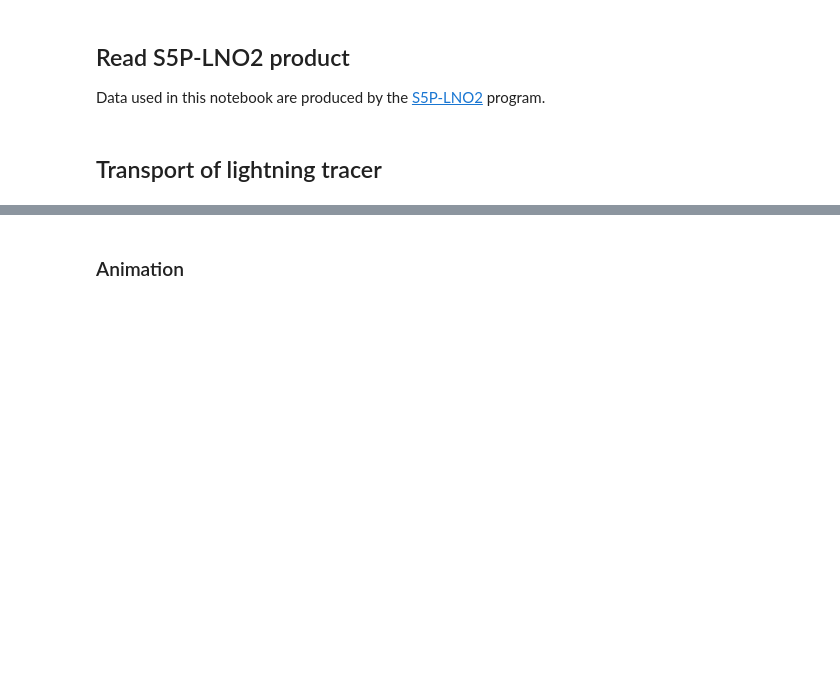
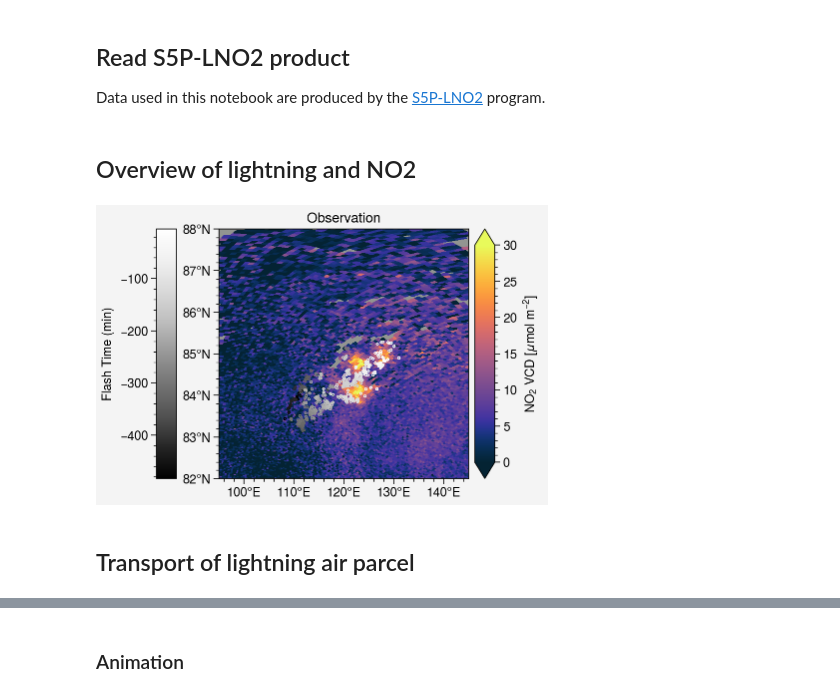
Before and after one commit to zxdawn/S5P-LNO2-Notebook, a Jupyter notebook: workflow/workflow.ipynb, the cells around one changed output, grey strips where cells are left out. Cells and saved outputs as stored; diff of their text form; code cells hidden in the pictures; blank space fills up the shorter version.

```diff
--- a/workflow/workflow.ipynb
+++ b/workflow/workflow.ipynb
@@ -23,8 +30,58 @@ ds_tropomi = xr.open_dataset(filename, group='S5P').isel(time=0)\
                   'nitrogendioxide_segmentation', 'lightning_mask']]
 
 ds_lightning = xr.open_dataset(filename, group='Lightning')
+# %% [markdown]
+## Overview of lightning and NO2
+# %%
+# set plot region
+lon_min = 95; lon_max = 145
+lat_min = 82; lat_max = 88
+
+def plot_obs(ds_tropomi, ds_lightning, ax, lon_min, lon_max, lat_min, lat_max, add_colorbar=False, title='Observation'):
+    """Plot the observed lightning and NO2"""
+    # plot NO2 background
+    lon = ds_tropomi['nitrogendioxide_tropospheric_column'].coords['longitude']
+    lat = ds_tropomi['nitrogendioxide_tropospheric_column'].coords['latitude']
+
+    mask = (lon>lon_min) & (lon<lon_max) & (lat>lat_min) & (lat<lat_max)
+
+    no2 = ds_tropomi['nitrogendioxide_tropospheric_column']
+
+
+    # plot NO2 VCD
+    if add_colorbar == False:
+        cbar_kwargs = None
+    else:
+        cbar_kwargs={'label': 'NO$_2$ VCD [$\mu$mol m$^{-2}$]'}
+    (no2*1e6).where(mask, drop=True).plot(ax=ax, x='longitude', y='latitude',
+                                    cmap='Thermal', vmin=0, vmax=30, discrete=False,
+                                    add_colorbar=add_colorbar,
+                                    cbar_kwargs=cbar_kwargs,#, 'orientation': 'horizontal'},
+                                    )
+
+    # plot lightning
+    s_obs = ax.scatter(ds_lightning['longitude'],
+                       ds_lightning['latitude'],
+                       marker="$\u25EF$", cmap='Greys_r',
+                       c=ds_lightning['delta'], s=3)
+
+    ax.colorbar(s_obs, loc='l', label='Flash Time (min)')
+    ax.format(xlabel='', ylabel='', title=title)
+
+fig, axs = pplt.subplots()
+
+plot_obs(ds_tropomi, ds_lightning, axs, lon_min, lon_max, lat_min, lat_max, add_colorbar=True)
+
+axs.format(xlim=(lon_min, lon_max), ylim=(lat_min, lat_max), grid=False,
+            xformatter='deglon', yformatter='deglat',
+            #f'Lightning Tracer at {level.values} hPa',
+            facecolor='gray')
+
+# fig.savefig(f'../figures/wind_plevel/20190811_ground.png')
+# %% [output]
+[figure, added]
 # %% [markdown]
-## Transport of lightning tracer
+## Transport of lightning air parcel
 # %%
 fig, axs = pplt.subplots(nrows=2, ncols=2, span=False, sharey=3, sharex=3)
 
```
Also changed, not shown: parts of 9 cells of this notebook.
